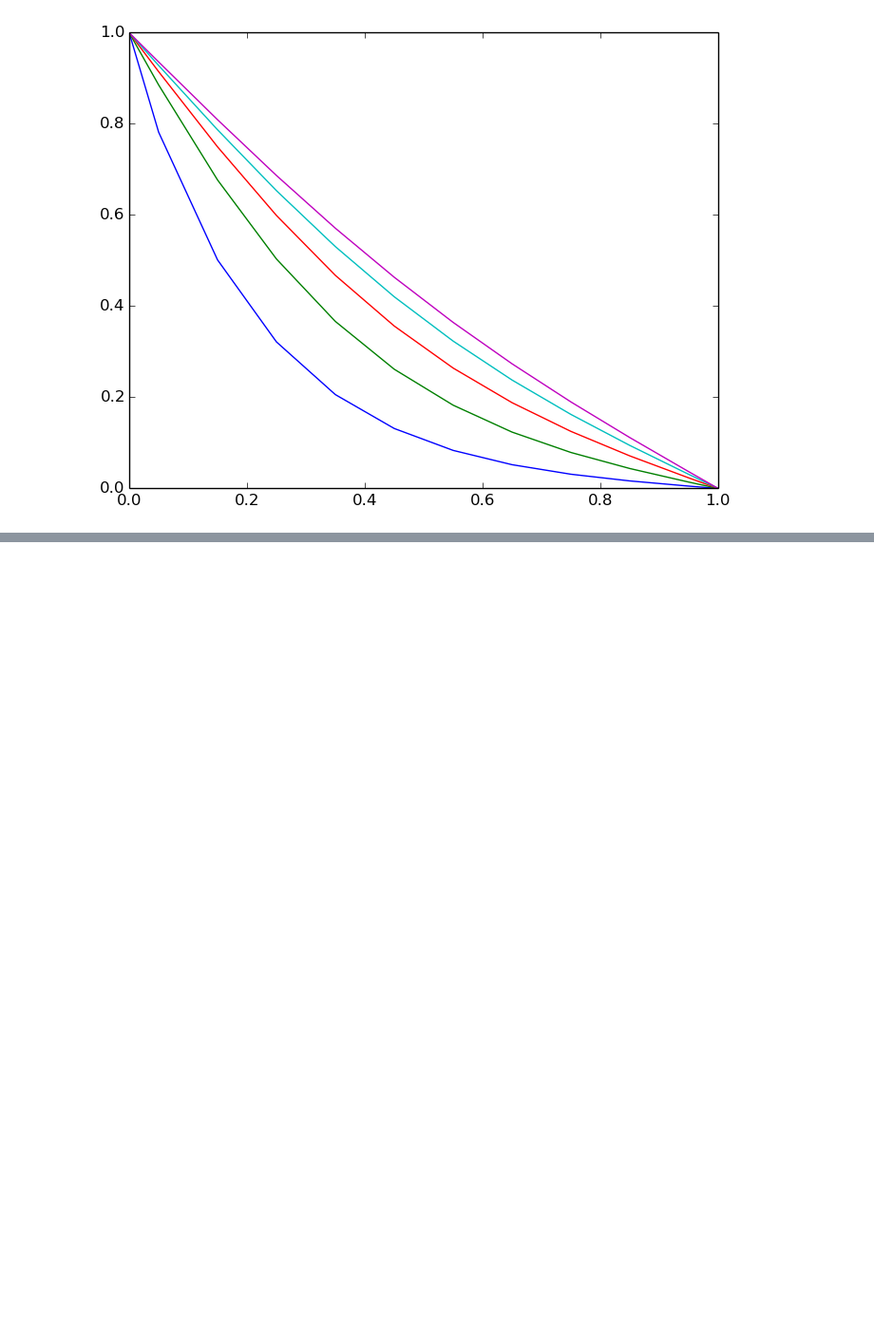
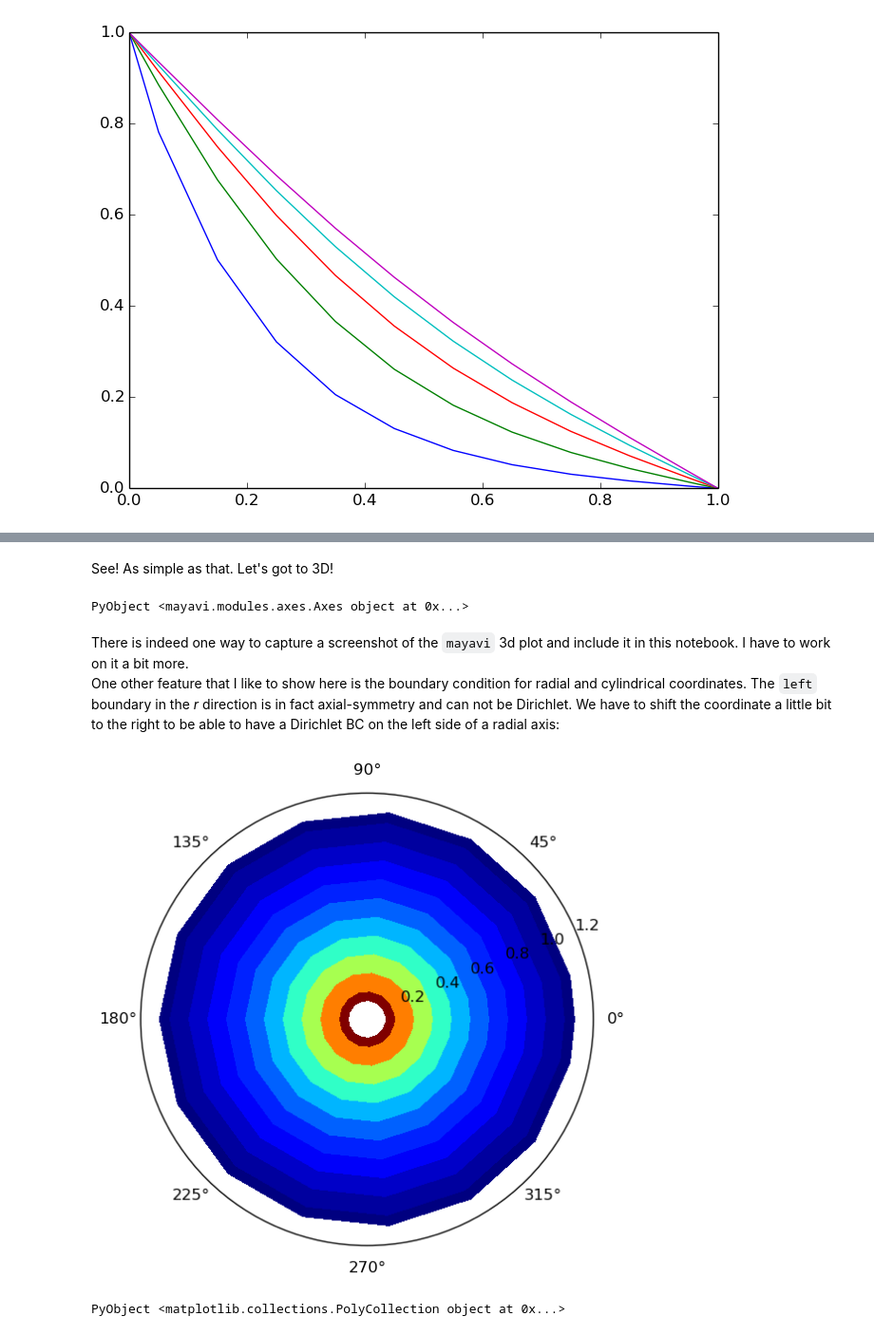
Before and after one commit to simulkade/JFVM.jl, a Jupyter notebook: examples/jfvm_tutorial.ipynb, the cells around one changed output, grey strips where cells are left out. Shown: that part at 95% size. Cells and saved outputs as stored; diff of their text form; code cells hidden in the pictures; blank space fills up the shorter version.

```diff
--- a/examples/jfvm_tutorial.ipynb
+++ b/examples/jfvm_tutorial.ipynb
@@ -242,0 +287,30 @@ end
+# %% [markdown]
+See! As simple as that. Let's got to 3D!
+# %%
+Nx = 10
+Ny = 15
+Nz = 20
+Lx = 1.0
+Ly = 2.0
+Lz = 3.0
+m = createMesh3D(Nx, Ny, Nz, Lx, Ly, Lz)
+c = trans_diff_dirichlet(m)
+visualizeCells(c)
+# %% [output]
+PyObject <mayavi.modules.axes.Axes object at 0x...>
+# %% [markdown]
+There is indeed one way to capture a screenshot of the `mayavi` 3d plot and include it in this notebook. I have to work on it a bit more.
+One other feature that I like to show here is the boundary condition for radial and cylindrical coordinates. The `left` boundary in the *r* direction is in fact axial-symmetry and can not be Dirichlet. We have to shift the coordinate a little bit to the right to be able to have a Dirichlet BC on the left side of a radial axis:
+# %%
+Nr=10
+Ntheta = 15
+Lr = 1.0
+Ltheta = 2*pi
+m = createMeshRadial2D(Nr, Ntheta, Lr, Ltheta)
+m.facecenters.x+=0.1
+m.cellcenters.x+=0.1
+c = trans_diff_dirichlet(m)
+visualizeCells(c)
+# %% [output]
+[figure, added]
+PyObject <matplotlib.collections.PolyCollection object at 0x...>
```
Also changed, not shown: parts of 5 cells of this notebook.
